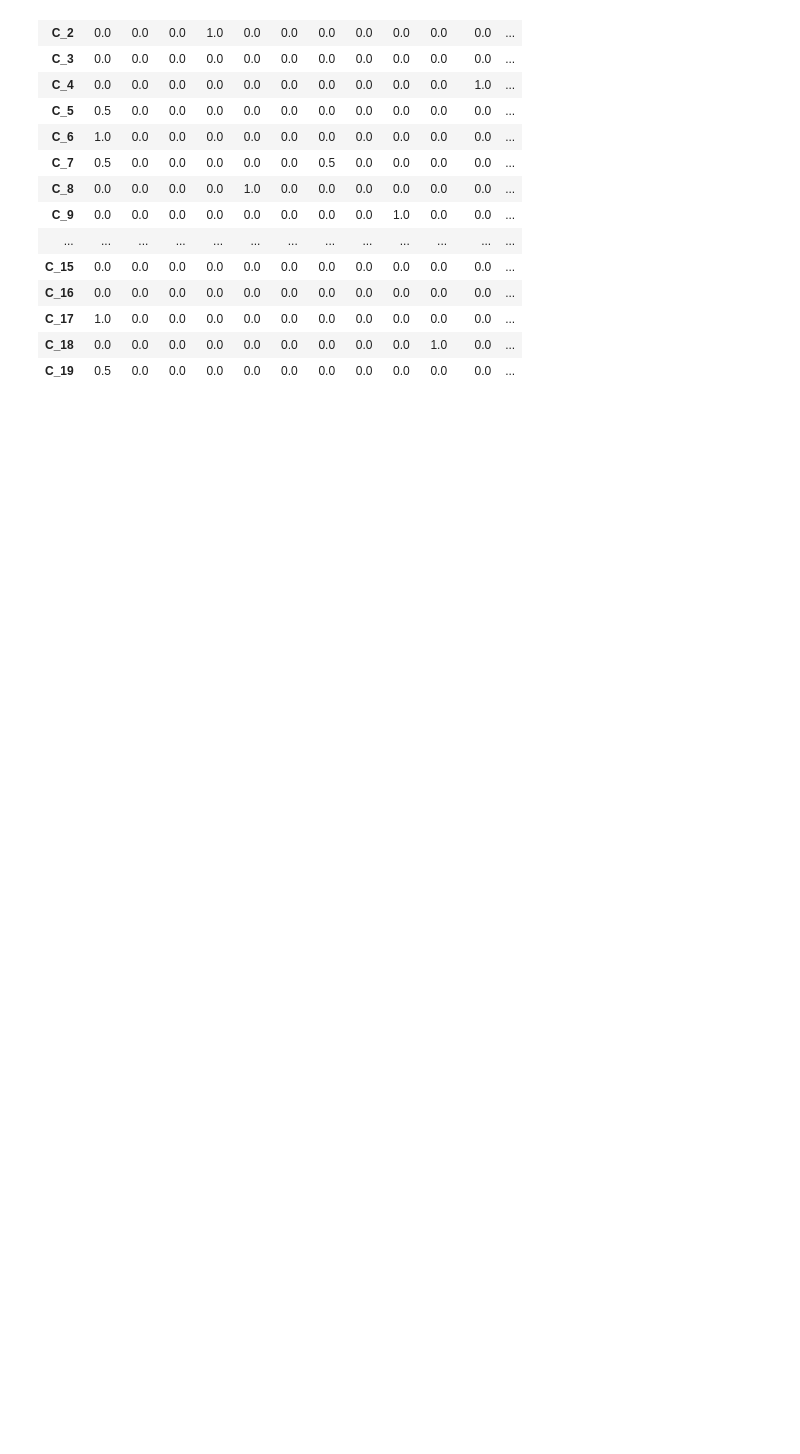
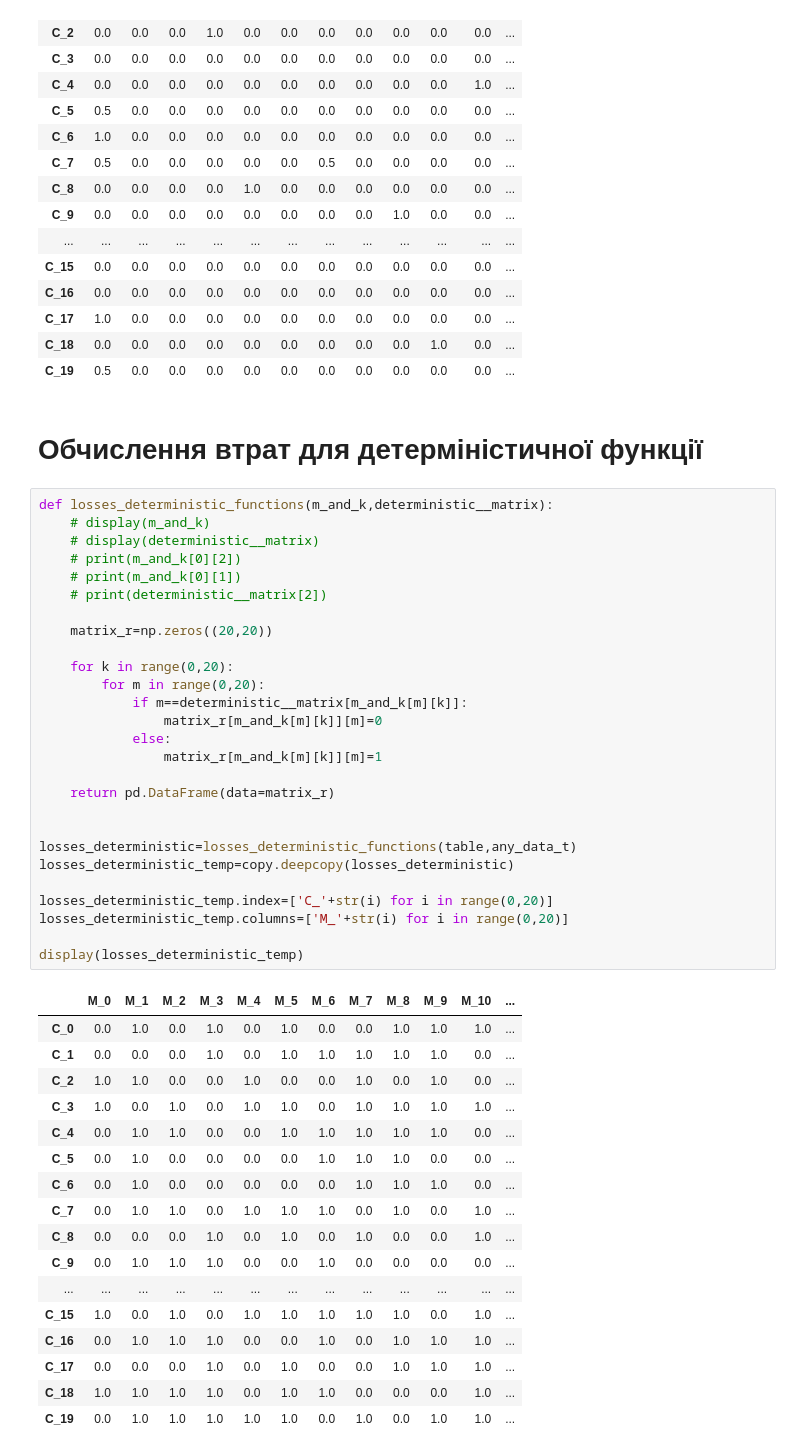
Before and after one commit to andrew-kolomiets/Cryptanalysis, a Jupyter notebook: code_06.ipynb, the cells around one changed output. Drawn from its saved outputs; the diff is of its cells as text; blank space fills up the shorter version.

Commit message:
Реалізовано функцію для обчислення втрат детерміністичної вирішуючої функції.

```diff
--- a/code_06.ipynb
+++ b/code_06.ipynb
@@ -242,3 +242,50 @@ display(stochastic_matrix_temp)
 | C_17 | 1.0 | 0.0 | 0.0 | 0.0 | 0.0 | 0.0 | 0.0 | 0.0 | 0.0 | 0.0 | 0.0 | ... |
 | C_18 | 0.0 | 0.0 | 0.0 | 0.0 | 0.0 | 0.0 | 0.0 | 0.0 | 0.0 | 1.0 | 0.0 | ... |
 | C_19 | 0.5 | 0.0 | 0.0 | 0.0 | 0.0 | 0.0 | 0.0 | 0.0 | 0.0 | 0.0 | 0.0 | ... |
+# %% [markdown]
+# Обчислення втрат для детерміністичної функції
+# %%
+def losses_deterministic_functions(m_and_k,deterministic__matrix):
+    # display(m_and_k)
+    # display(deterministic__matrix)
+    # print(m_and_k[0][2])
+    # print(m_and_k[0][1])
+    # print(deterministic__matrix[2])
+
+    matrix_r=np.zeros((20,20))
+
+    for k in range(0,20):
+        for m in range(0,20):
+            if m==deterministic__matrix[m_and_k[m][k]]:
+                matrix_r[m_and_k[m][k]][m]=0
+            else:
+                matrix_r[m_and_k[m][k]][m]=1
+
+    return pd.DataFrame(data=matrix_r)
+
+
+losses_deterministic=losses_deterministic_functions(table,any_data_t)
+losses_deterministic_temp=copy.deepcopy(losses_deterministic)
+
+losses_deterministic_temp.index=['C_'+str(i) for i in range(0,20)]
+losses_deterministic_temp.columns=['M_'+str(i) for i in range(0,20)]
+
+display(losses_deterministic_temp)
+# %% [output]
+|  | M_0 | M_1 | M_2 | M_3 | M_4 | M_5 | M_6 | M_7 | M_8 | M_9 | M_10 | ... |
+| C_0 | 0.0 | 1.0 | 0.0 | 1.0 | 0.0 | 1.0 | 0.0 | 0.0 | 1.0 | 1.0 | 1.0 | ... |
+| C_1 | 0.0 | 0.0 | 0.0 | 1.0 | 0.0 | 1.0 | 1.0 | 1.0 | 1.0 | 1.0 | 0.0 | ... |
+| C_2 | 1.0 | 1.0 | 0.0 | 0.0 | 1.0 | 0.0 | 0.0 | 1.0 | 0.0 | 1.0 | 0.0 | ... |
+| C_3 | 1.0 | 0.0 | 1.0 | 0.0 | 1.0 | 1.0 | 0.0 | 1.0 | 1.0 | 1.0 | 1.0 | ... |
+| C_4 | 0.0 | 1.0 | 1.0 | 0.0 | 0.0 | 1.0 | 1.0 | 1.0 | 1.0 | 1.0 | 0.0 | ... |
+| C_5 | 0.0 | 1.0 | 0.0 | 0.0 | 0.0 | 0.0 | 1.0 | 1.0 | 1.0 | 0.0 | 0.0 | ... |
+| C_6 | 0.0 | 1.0 | 0.0 | 0.0 | 0.0 | 0.0 | 0.0 | 1.0 | 1.0 | 1.0 | 0.0 | ... |
+| C_7 | 0.0 | 1.0 | 1.0 | 0.0 | 1.0 | 1.0 | 1.0 | 0.0 | 1.0 | 0.0 | 1.0 | ... |
+| C_8 | 0.0 | 0.0 | 0.0 | 1.0 | 0.0 | 1.0 | 0.0 | 1.0 | 0.0 | 0.0 | 1.0 | ... |
+| C_9 | 0.0 | 1.0 | 1.0 | 1.0 | 0.0 | 0.0 | 1.0 | 0.0 | 0.0 | 0.0 | 0.0 | ... |
+| ... | ... | ... | ... | ... | ... | ... | ... | ... | ... | ... | ... | ... |
+| C_15 | 1.0 | 0.0 | 1.0 | 0.0 | 1.0 | 1.0 | 1.0 | 1.0 | 1.0 | 0.0 | 1.0 | ... |
+| C_16 | 0.0 | 1.0 | 1.0 | 1.0 | 0.0 | 0.0 | 1.0 | 0.0 | 1.0 | 1.0 | 1.0 | ... |
+| C_17 | 0.0 | 0.0 | 0.0 | 1.0 | 0.0 | 1.0 | 0.0 | 0.0 | 1.0 | 1.0 | 1.0 | ... |
+| C_18 | 1.0 | 1.0 | 1.0 | 1.0 | 0.0 | 1.0 | 1.0 | 0.0 | 0.0 | 0.0 | 1.0 | ... |
+| C_19 | 0.0 | 1.0 | 1.0 | 1.0 | 1.0 | 1.0 | 0.0 | 1.0 | 0.0 | 1.0 | 1.0 | ... |
```
